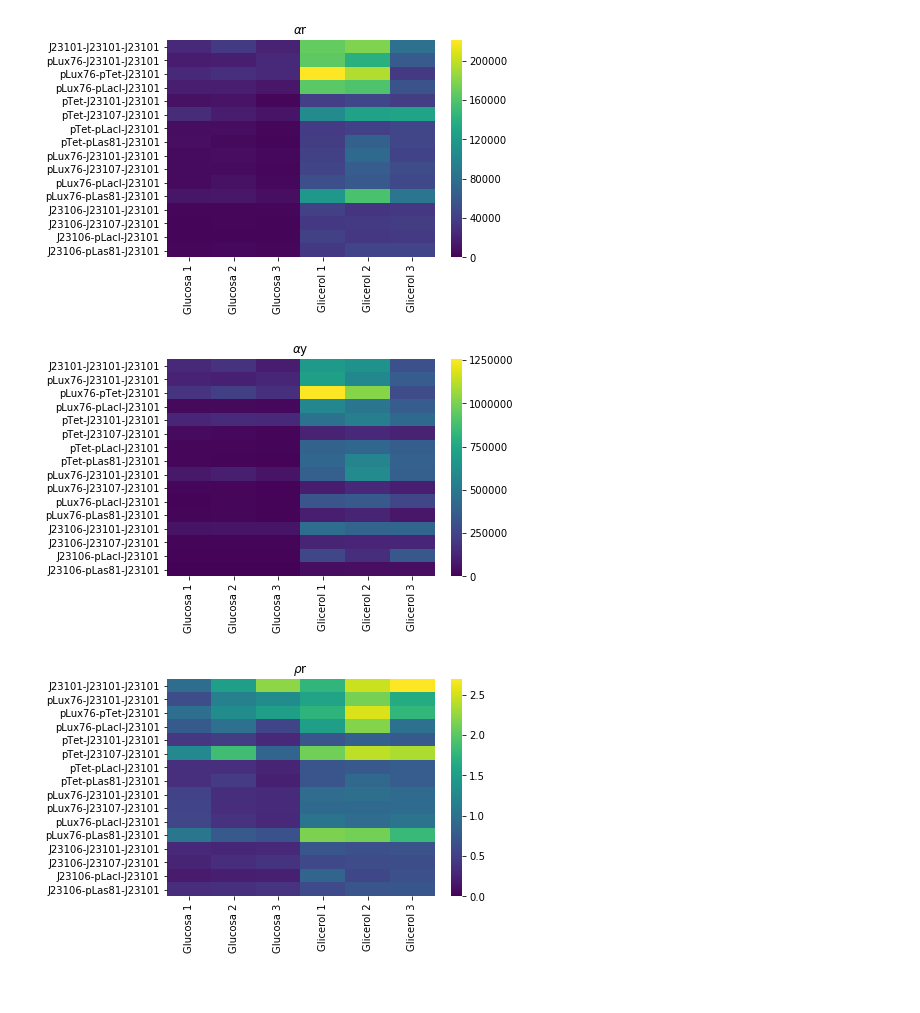
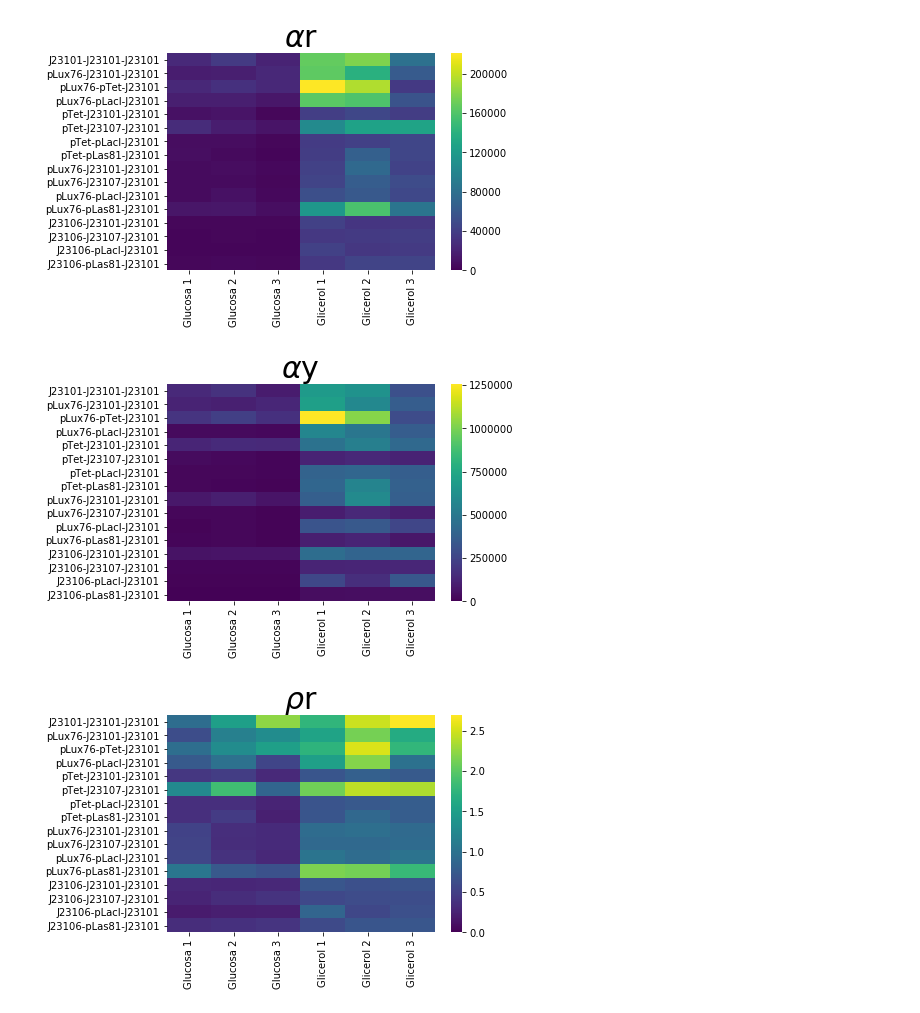
Before and after one commit to macams/Biosensores, a Jupyter notebook: Análisis/HM y anovas todo/HM y ANOVAS todo.ipynb, the cells around one changed output. Saved outputs shown, nothing was run; the diff lists cells and outputs as text; code cells hidden in the pictures.

```diff
--- a/Análisis/HM y anovas todo/HM y ANOVAS todo.ipynb
+++ b/Análisis/HM y anovas todo/HM y ANOVAS todo.ipynb
@@ -113,19 +113,19 @@ plt.savefig(filename='ac todo.png', dpi=1200,facecolor='w',edgecolor='w',bbox_in
 # %%
 ryylabel=['J23101-J23101-J23101','pLux76-J23101-J23101','pLux76-pTet-J23101','pLux76-pLacI-J23101','pTet-J23101-J23101','pTet-J23107-J23101','pTet-pLacI-J23101','pTet-pLas81-J23101','pLux76-J23101-J23101','pLux76-J23107-J23101','pLux76-pLacI-J23101','pLux76-pLas81-J23101','J23106-J23101-J23101','J23106-J23107-J23101','J23106-pLacI-J23101','J23106-pLas81-J23101']
 
 plt.figure()
-plt.title(r'$\alpha$r')
+plt.title(r'$\alpha$r',fontsize=30)
 sns.heatmap(ar,cmap='viridis',vmin=0,xticklabels=xlabel,yticklabels=ryylabel)
 plt.savefig(filename='ar todo.png', dpi=1200,facecolor='w',edgecolor='w',bbox_inches='tight',pad_inches=0.2)
 # %% [output]
-[figure, old version]
+[figure, new version]
 # %%
 plt.figure()
-plt.title(r'$\alpha$y')
+plt.title(r'$\alpha$y',fontsize=30)
 sns.heatmap(ay,cmap='viridis',vmin=0,xticklabels=xlabel,yticklabels=ryylabel)
 plt.savefig(filename='ay todo.png', dpi=1200,facecolor='w',edgecolor='w',bbox_inches='tight',pad_inches=0.2)
 # %% [output]
-[figure, old version]
+[figure, new version]
 # %%
 pr1=[[0.94748494,1.50683453,2.23550013,1.76494618,2.48043386,2.69265841],[0.62917756,1.16037506,1.30303919,1.5603354,2.12796344,1.64628795],[0.96505583,1.3042365,1.50879425,1.73825383,2.54525632,1.76725687],[0.75078034,0.99529976,0.55125973,1.51428942,2.19468293,1.00515789],[0.42860134,0.47508313,0.30755068,0.71323934,0.81264292,0.75529542],[1.26300751,1.86685223,0.86310997,2.10944748,2.42887892,2.36198141],[0.36185438,0.36405305,0.26534419,0.70099792,0.73686568,0.78035385],[0.35976308,0.47277059,0.23463557,0.70695492,0.90065477,0.78267696],[0.53226661,0.35080206,0.3191434,0.94403719,0.97265569,0.92422239],[0.54172279,0.34645085,0.32040054,0.9139721,0.90591953,0.92878874],[0.56140047,0.37919147,0.30159005,1.03633134,0.9414278,1.02089524],[1.05311163,0.74460033,0.6677184,2.15778928,2.11813576,1.80946829],[0.29513616,0.28904612,0.30297294,0.71993809,0.65265183,0.68479272],[0.27305287,0.34351472,0.39573017,0.58871517,0.61300695,0.62709264],[0.19585412,0.22843969,0.24041635,0.86523593,0.56985238,0.65811545],[0.33684112,0.37522606,0.4027953,0.60202487,0.71310697,0.72024303]]
 py1=[[5.46853875,7.1268395,9.79363673,7.13157719,8.95017123,10.11294616],[4.15356578,6.63972641,7.1833492,6.59168893,8.8849638,9.58872459],[7.33708094,9.82966296,10.6734509,9.88056678,13.42424549,13.84449884],[1.17401587,1.68764941,1.03145705,5.30236721,6.77062661,6.51969687],[5.8562624,5.98253626,10.95385501,8.3063339,9.30657507,8.08153283],[1.81181704,2.61723648,1.38332293,2.4443055,2.65705656,2.18702317],[1.04897073,1.02824925,0.95737116,7.13178026,7.25608176,6.34122151],[1.05951456,1.30564281,0.96813464,7.31172261,7.62258551,6.48207474],[6.64769525,4.90807916,4.1962077,8.41590176,7.76503697,7.98112833],[1.7438876,1.24982994,1.14023483,2.10911105,2.00572497,1.96002785],[1.12583863,0.84562472,0.75771658,6.33639147,5.35424164,5.62991796],[1.49994656,1.08828955,1.00525655,1.89997182,1.68863137,1.58726254],[4.93035555,4.59859565,5.25813331,7.46509772,7.60013752,7.80506437],[1.43401816,1.60421078,1.98928769,2.06722115,2.12948152,2.2041362],[0.8269389,0.79124142,0.89337406,5.38170036,2.6531668,5.90719997],[0.61234281,0.57639165,0.66969498,0.71287342,0.74816489,0.76039861]]
@@ -133,10 +133,10 @@ pr2=[[0.17326108,0.21143096,0.22826047,0.24748329,0.27713815,0.26625855],[0.1514
 py2=[[5.77163657,4.72967624,4.38096003,4.04067687,3.6083087,3.75574789],[6.6015796,5.72205198,5.51276528,4.22453336,4.17533669,5.82445167],[7.60275286,7.53671821,7.07415931,5.68419101,5.27422145,7.83389164],[1.56372752,1.69561922,1.87109087,3.50155468,3.08501357,6.48624155],[13.66365854,12.59260944,35.61642323,11.64592793,11.45223175,10.69983032],[1.43452594,1.4019516,1.60271921,1.15874205,1.0939436,0.92592734],[2.89887537,2.82444898,3.60803517,10.17375387,9.84722442,8.12608473],[2.94503413,2.76168365,4.12612045,10.34255851,8.46338212,8.28192869],[12.48940867,13.9910216,13.1483457,8.91479899,7.98333581,8.63550641],[3.21915124,3.60752453,3.55877937,2.30763176,2.21402112,2.11030534],[2.00541092,2.23007315,2.51240581,6.11425247,5.68736298,5.51468726],[1.42429969,1.46157543,1.50550973,0.88051778,0.79722528,0.87719832],[16.70535904,15.90955697,17.3551252,10.36908284,11.64501074,11.39770353],[5.25179679,4.66999139,5.02687908,3.5114114,3.47382934,3.51484944],[4.22221863,3.46367754,3.71594553,6.2199224,4.65588441,8.97593266],[1.81789806,1.53611839,1.66261867,1.18412619,1.04916222,1.05575282]]
 # %%
 plt.figure()
-plt.title(r'$\rho$r')
+plt.title(r'$\rho$r',fontsize=30)
 sns.heatmap(pr1,cmap='viridis',vmin=0,xticklabels=xlabel,yticklabels=ylabel)
 plt.savefig(filename='pr1 todo.png', dpi=1200,facecolor='w',edgecolor='w',bbox_inches='tight',pad_inches=0.2)
 # %% [output]
-[figure, old version]
+[figure, new version]
 # %%
 plt.figure()
```
Also changed, not shown: parts of 11 cells of this notebook, 35 other files.
